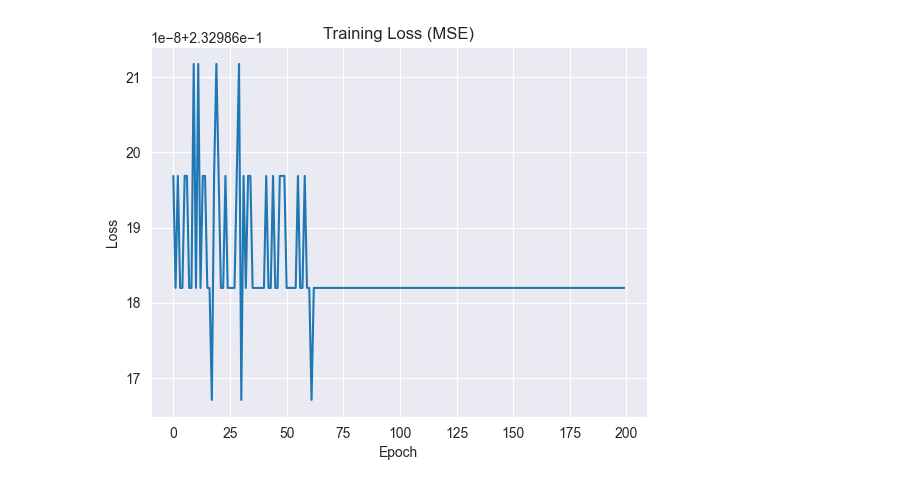
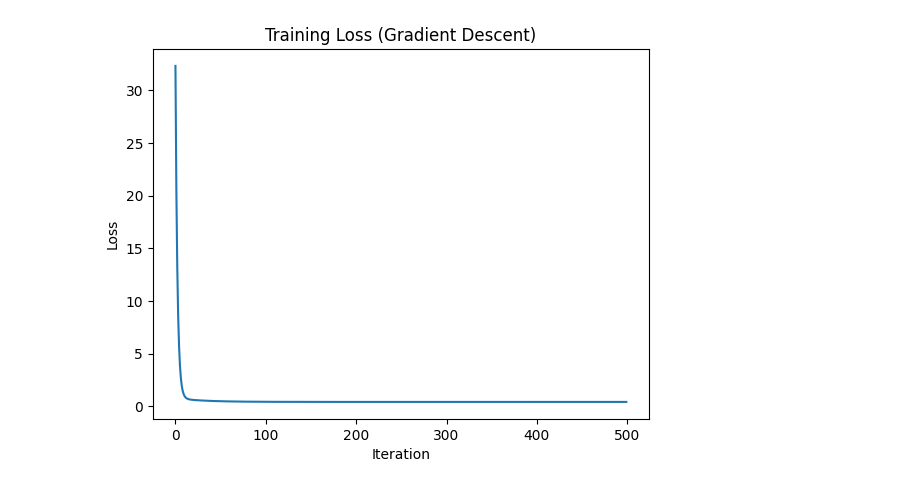
Before and after one commit to kenny1031/Kaggle-portfolio, a Jupyter notebook: practice/01_linear_regression_from_scratch.ipynb, the cells around one changed output. Drawn from its saved outputs; the diff is of its cells as text; code cells hidden in the pictures.

Commit message:
Implemented linear regression from scratch

```diff
--- a/practice/01_linear_regression_from_scratch.ipynb
+++ b/practice/01_linear_regression_from_scratch.ipynb
@@ -60,0 +4,12 @@ learned w: 3.032255172729492 b: 1.9902942180633545
+# %%
+# Generate dataset
+np.random.seed(42)
+
+n = 100
+X = 2 * np.random.random((n, 1))
+true_w = 3
+true_b = 5
+
+noise = np.random.randn(n, 1)
+# Model
+y = true_w * X + true_b + noise
@@ -60,0 +81,8 @@ learned w: 3.032255172729492 b: 1.9902942180633545
+# %%
+# Train models
+model_gd = LinearRegressionGD(lr=0.1, n_iters=500)
+model_gd.fit(X, y)
+
+# From scratch (Normal)
+model_ne = LinearRegressionNormal()
+model_ne.fit(X, y)
@@ -61,9 +135,9 @@ learned w: 3.032255172729492 b: 1.9902942180633545
 # %%
-# Plot loss curve
-plt.plot(range(len(losses)), losses)
-plt.title("Training Loss (MSE)")
-plt.xlabel("Epoch")
+# Loss curve for GD
+plt.plot(model_gd.loss_history, label="GD Loss")
+plt.title("Training Loss (Gradient Descent)")
+plt.xlabel("Iteration")
 plt.ylabel("Loss")
 plt.show()
 # %% [output]
-[figure, old version]
+[figure, new version]
```
Also changed, not shown: parts of 12 cells of this notebook, 3 other files.
